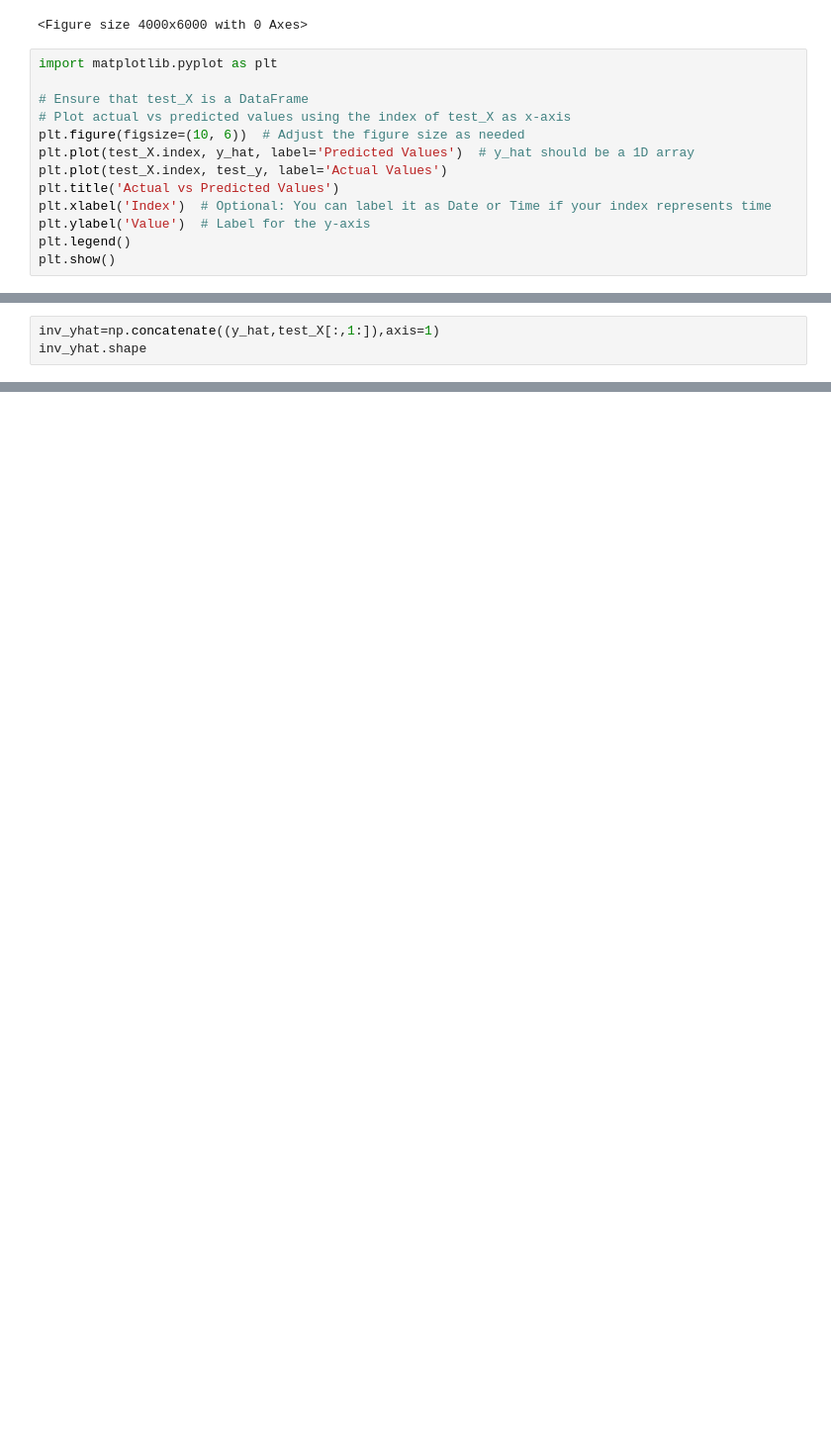
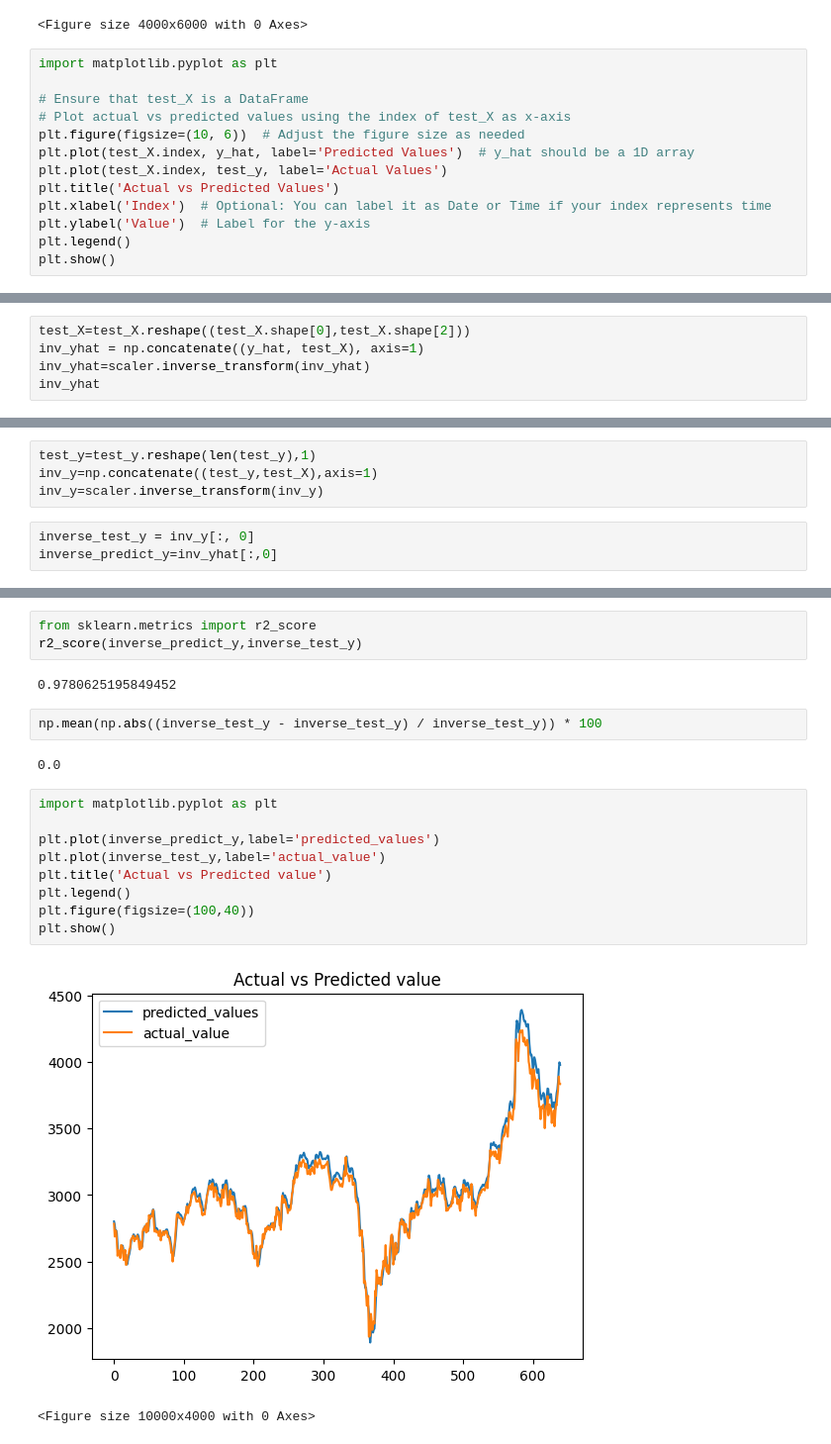
Before and after one commit to Ajayrajc1998/multivariate_LSTM, a Jupyter notebook: notebook988f384b51.ipynb, the cells around one changed output, grey strips where cells are left out. Shown at 99% size. Cells and saved outputs as stored; diff of their text form; blank space fills up the shorter version.

Commit message:
inverse transformed the dataset and checked the performance

```diff
--- a/notebook988f384b51.ipynb
+++ b/notebook988f384b51.ipynb
@@ -470,4 +464,6 @@ test_X.shape
 # %%
-inv_yhat=np.concatenate((y_hat,test_X[:,1:]),axis=1)
-inv_yhat.shape
+test_X=test_X.reshape((test_X.shape[0],test_X.shape[2]))
+inv_yhat = np.concatenate((y_hat, test_X), axis=1)
+inv_yhat=scaler.inverse_transform(inv_yhat)
+inv_yhat
 # %% [output]
@@ -555,0 +483,7 @@ array([2783.55  , 2687.45  , 2730.1   , 2731.4   , 2657.    , 2543.05  ,
+# %%
+test_y=test_y.reshape(len(test_y),1)
+inv_y=np.concatenate((test_y,test_X),axis=1)
+inv_y=scaler.inverse_transform(inv_y)
+# %%
+inverse_test_y = inv_y[:, 0]
+inverse_predict_y=inv_yhat[:,0]
@@ -555,0 +501,21 @@ array([2783.55  , 2687.45  , 2730.1   , 2731.4   , 2657.    , 2543.05  ,
+# %%
+from sklearn.metrics import r2_score
+r2_score(inverse_predict_y,inverse_test_y)
+# %% [output]
+0.9780625195849452
+# %%
+np.mean(np.abs((inverse_test_y - inverse_test_y) / inverse_test_y)) * 100
+# %% [output]
+0.0
+# %%
+import matplotlib.pyplot as plt
+
+plt.plot(inverse_predict_y,label='predicted_values')
+plt.plot(inverse_test_y,label='actual_value')
+plt.title('Actual vs Predicted value')
+plt.legend()
+plt.figure(figsize=(100,40))
+plt.show()
+# %% [output]
+[figure, added]
+<Figure size 10000x4000 with 0 Axes>
```
Also changed, not shown: parts of 31 cells of this notebook.
